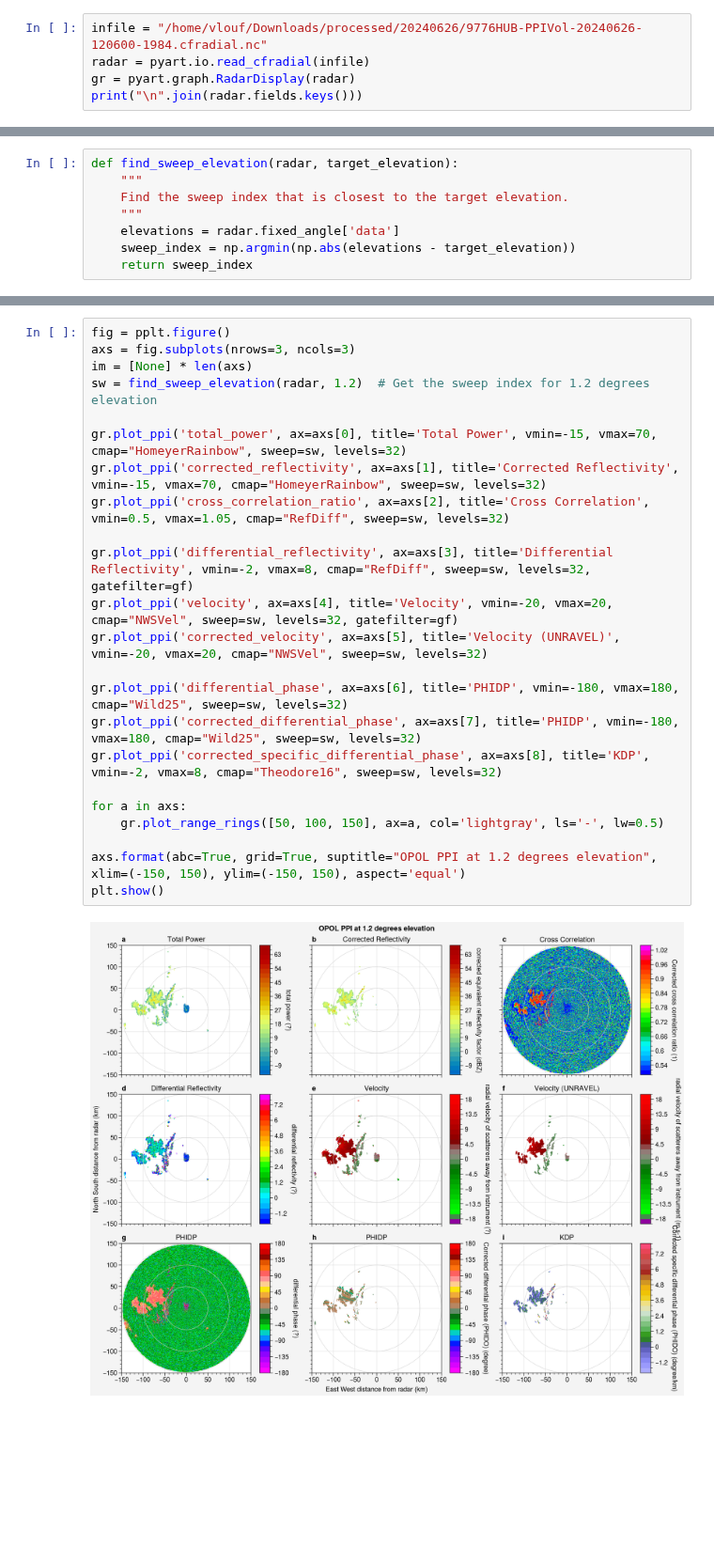
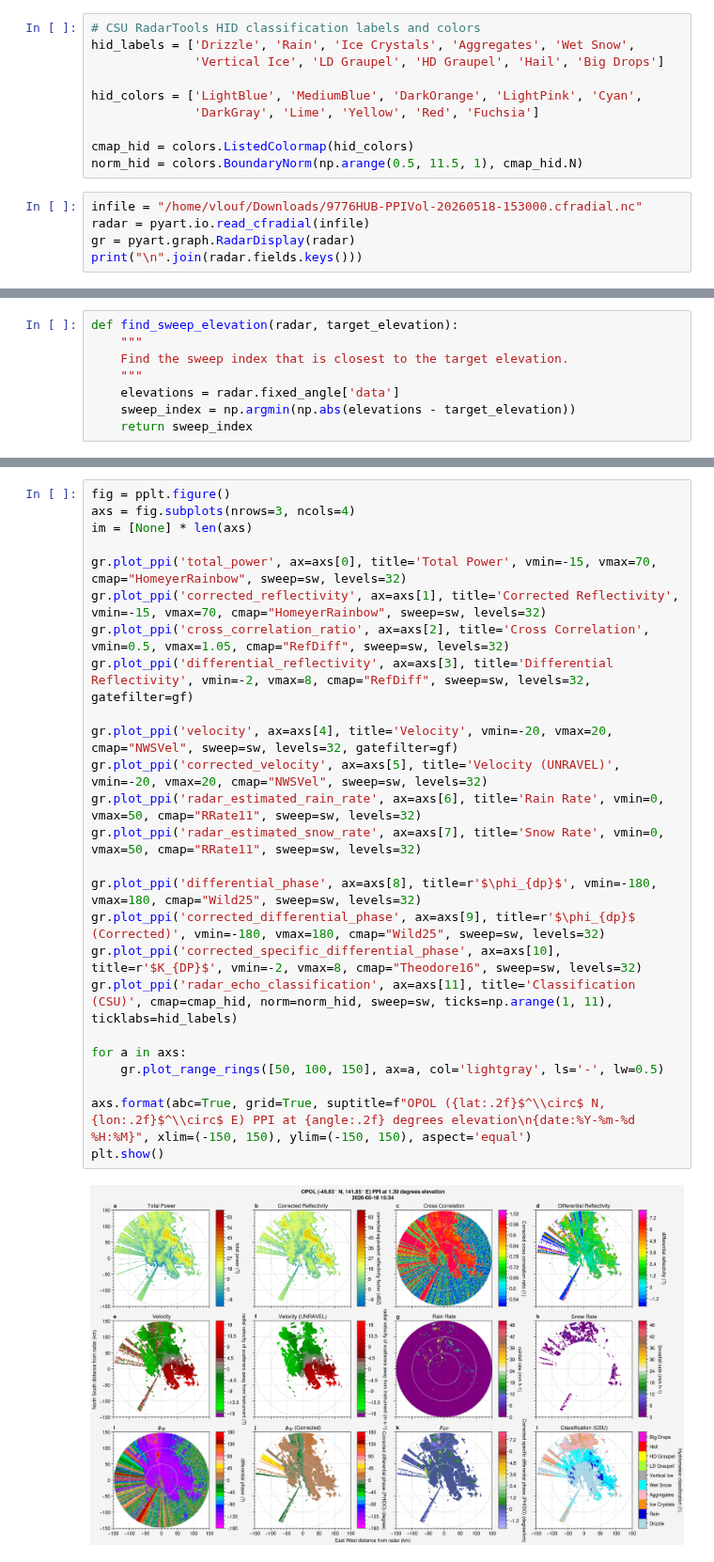
Before and after one commit to vlouf/opol_processing, a Jupyter notebook: notebooks/Run OPOL processing.ipynb, the cells around one changed output, grey strips where cells are left out. Shown at 94% size. Cells and saved outputs as stored; diff of their text form; blank space fills up the shorter version.

Commit message:
update plots

```diff
--- a/notebooks/Run OPOL processing.ipynb
+++ b/notebooks/Run OPOL processing.ipynb
@@ -11,6 +11,16 @@ import matplotlib.pyplot as plt
 import opol_processing
+# %%
+# CSU RadarTools HID classification labels and colors
+hid_labels = ['Drizzle', 'Rain', 'Ice Crystals', 'Aggregates', 'Wet Snow',
+              'Vertical Ice', 'LD Graupel', 'HD Graupel', 'Hail', 'Big Drops']
+
+hid_colors = ['LightBlue', 'MediumBlue', 'DarkOrange', 'LightPink', 'Cyan',
+              'DarkGray', 'Lime', 'Yellow', 'Red', 'Fuchsia']
+
+cmap_hid = colors.ListedColormap(hid_colors)
+norm_hid = colors.BoundaryNorm(np.arange(0.5, 11.5, 1), cmap_hid.N)
 # %%
-infile = "/home/vlouf/Downloads/processed/20240626/9776HUB-PPIVol-20240626-120600-1984.cfradial.nc"
+infile = "/home/vlouf/Downloads/9776HUB-PPIVol-20260518-153000.cfradial.nc"
 radar = pyart.io.read_cfradial(infile)
 gr = pyart.graph.RadarDisplay(radar)
 print("\n".join(radar.fields.keys()))
@@ -46,25 +62,27 @@ gf.exclude_invalid("total_power")
 # %%
 fig = pplt.figure()
-axs = fig.subplots(nrows=3, ncols=3)
+axs = fig.subplots(nrows=3, ncols=4)
 im = [None] * len(axs)
-sw = find_sweep_elevation(radar, 1.2)  # Get the sweep index for 1.2 degrees elevation
 
 gr.plot_ppi('total_power', ax=axs[0], title='Total Power', vmin=-15, vmax=70, cmap="HomeyerRainbow", sweep=sw, levels=32)
 gr.plot_ppi('corrected_reflectivity', ax=axs[1], title='Corrected Reflectivity', vmin=-15, vmax=70, cmap="HomeyerRainbow", sweep=sw, levels=32)
 gr.plot_ppi('cross_correlation_ratio', ax=axs[2], title='Cross Correlation', vmin=0.5, vmax=1.05, cmap="RefDiff", sweep=sw, levels=32)
+gr.plot_ppi('differential_reflectivity', ax=axs[3], title='Differential Reflectivity', vmin=-2, vmax=8, cmap="RefDiff", sweep=sw, levels=32, gatefilter=gf)
 
-gr.plot_ppi('differential_reflectivity', ax=axs[3], title='Differential Reflectivity', vmin=-2, vmax=8, cmap="RefDiff", sweep=sw, levels=32, gatefilter=gf)
 gr.plot_ppi('velocity', ax=axs[4], title='Velocity', vmin=-20, vmax=20, cmap="NWSVel", sweep=sw, levels=32, gatefilter=gf)
 gr.plot_ppi('corrected_velocity', ax=axs[5], title='Velocity (UNRAVEL)', vmin=-20, vmax=20, cmap="NWSVel", sweep=sw, levels=32)
+gr.plot_ppi('radar_estimated_rain_rate', ax=axs[6], title='Rain Rate', vmin=0, vmax=50, cmap="RRate11", sweep=sw, levels=32)
+gr.plot_ppi('radar_estimated_snow_rate', ax=axs[7], title='Snow Rate', vmin=0, vmax=50, cmap="RRate11", sweep=sw, levels=32)
 
-gr.plot_ppi('differential_phase', ax=axs[6], title='PHIDP', vmin=-180, vmax=180, cmap="Wild25", sweep=sw, levels=32)
-gr.plot_ppi('corrected_differential_phase', ax=axs[7], title='PHIDP', vmin=-180, vmax=180, cmap="Wild25", sweep=sw, levels=32)
-gr.plot_ppi('corrected_specific_differential_phase', ax=axs[8], title='KDP', vmin=-2, vmax=8, cmap="Theodore16", sweep=sw, levels=32)
+gr.plot_ppi('differential_phase', ax=axs[8], title=r'$\phi_{dp}$', vmin=-180, vmax=180, cmap="Wild25", sweep=sw, levels=32)
+gr.plot_ppi('corrected_differential_phase', ax=axs[9], title=r'$\phi_{dp}$ (Corrected)', vmin=-180, vmax=180, cmap="Wild25", sweep=sw, levels=32)
+gr.plot_ppi('corrected_specific_differential_phase', ax=axs[10], title=r'$K_{DP}$', vmin=-2, vmax=8, cmap="Theodore16", sweep=sw, levels=32)
+gr.plot_ppi('radar_echo_classification', ax=axs[11], title='Classification (CSU)', cmap=cmap_hid, norm=norm_hid, sweep=sw, ticks=np.arange(1, 11), ticklabs=hid_labels)
 
 for a in axs:
     gr.plot_range_rings([50, 100, 150], ax=a, col='lightgray', ls='-', lw=0.5)
 
-axs.format(abc=True, grid=True, suptitle="OPOL PPI at 1.2 degrees elevation", xlim=(-150, 150), ylim=(-150, 150), aspect='equal')
+axs.format(abc=True, grid=True, suptitle=f"OPOL ({lat:.2f}$^\\circ$ N, {lon:.2f}$^\\circ$ E) PPI at {angle:.2f} degrees elevation\n{date:%Y-%m-%d %H:%M}", xlim=(-150, 150), ylim=(-150, 150), aspect='equal')
 plt.show()
 # %% [output]
-[figure, old version]
+[figure, new version]
```
Also changed, not shown: parts of 2 cells of this notebook.
